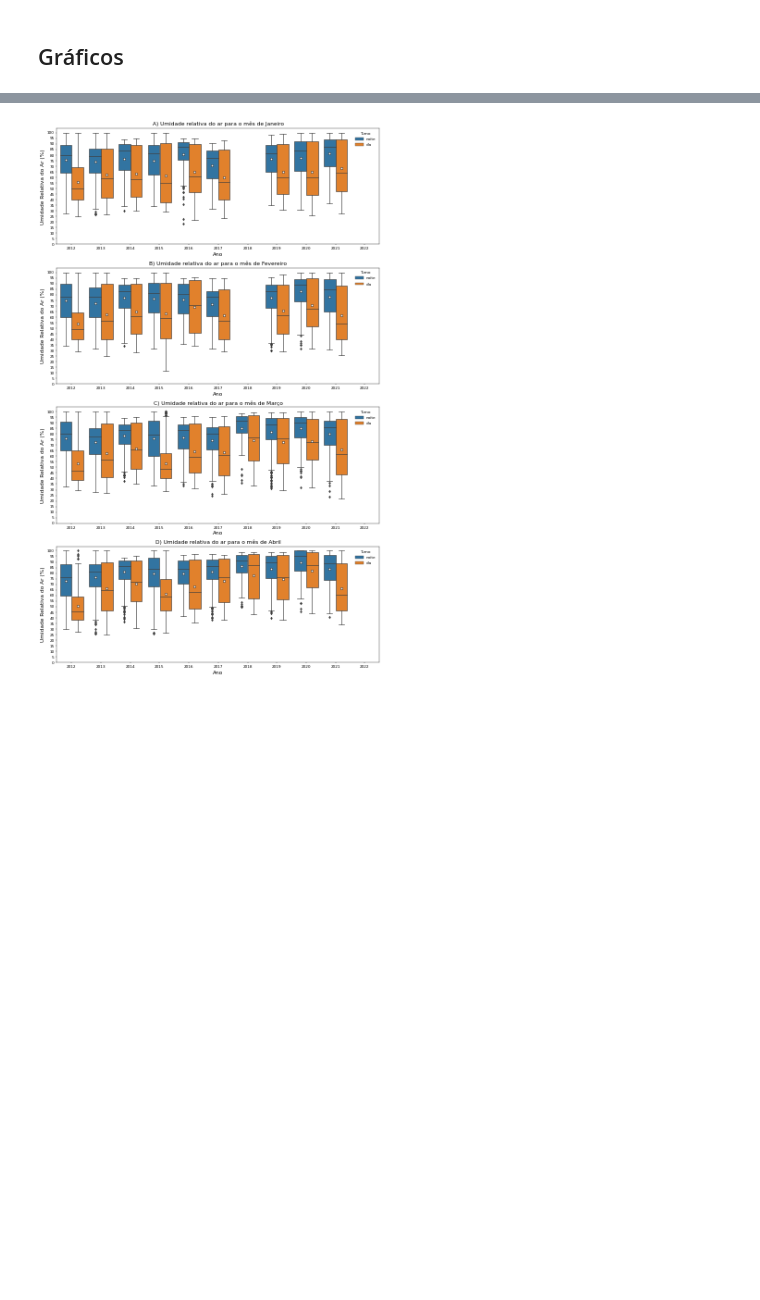
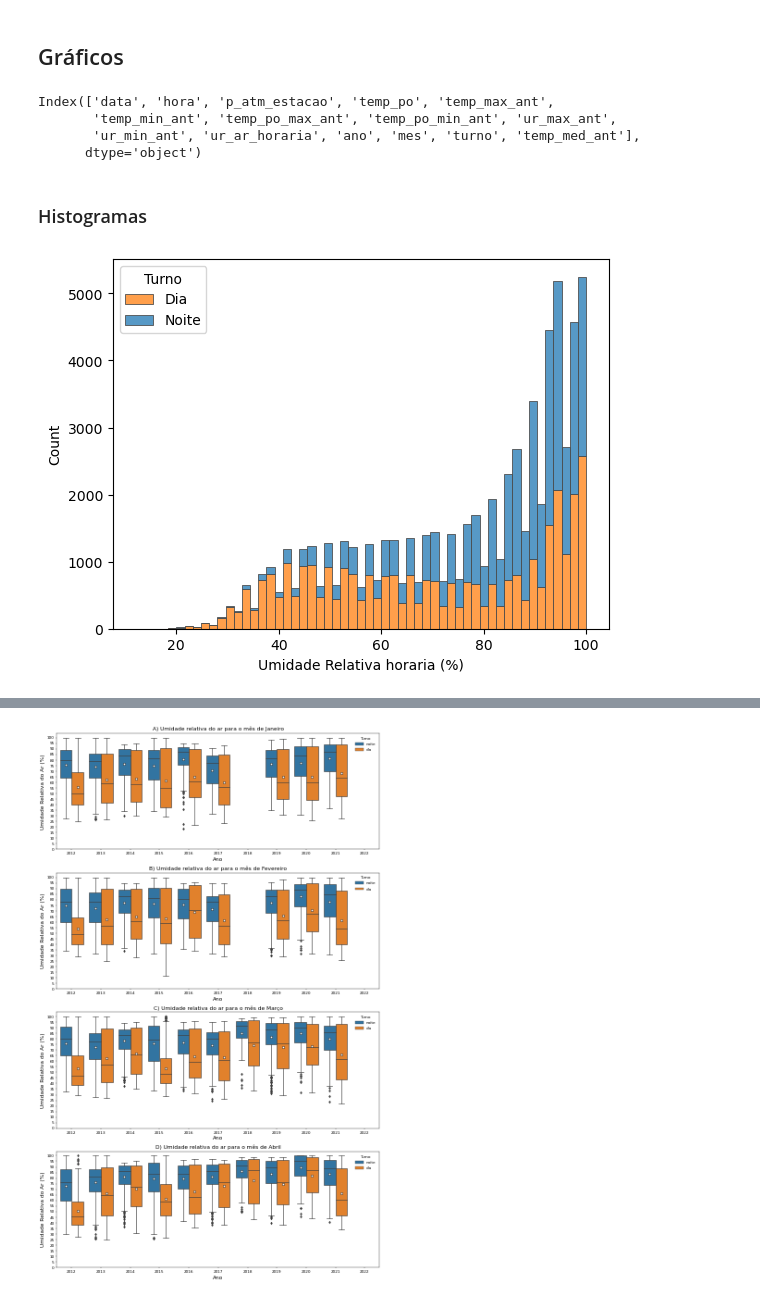
Before and after one commit to Raphael-Prazeres/Ler_dados_INMET, a Jupyter notebook: dados_inmet.ipynb, the cells around one changed output, grey strips where cells are left out. Drawn from its saved outputs; the diff is of its cells as text; code cells hidden in the pictures; blank space fills up the shorter version.

Commit message:
Adc Graficos Histograma

```diff
--- a/dados_inmet.ipynb
+++ b/dados_inmet.ipynb
@@ -105,2 +138,17 @@ resumo_noite.to_excel('resumo_noite.xlsx', index=True)
 # %% [markdown]
 ## Gráficos
+# %%
+df.columns
+# %% [output]
+Index(['data', 'hora', 'p_atm_estacao', 'temp_po', 'temp_max_ant',
+       'temp_min_ant', 'temp_po_max_ant', 'temp_po_min_ant', 'ur_max_ant',
+       'ur_min_ant', 'ur_ar_horaria', 'ano', 'mes', 'turno', 'temp_med_ant'],
+      dtype='object')
+# %% [markdown]
+### Histogramas
+# %%
+sns.histplot(df, x='ur_ar_horaria', hue='turno', multiple="stack", edgecolor=".3")
+plt.xlabel('Umidade Relativa horaria (%)')
+plt.legend(['Dia', 'Noite'], title='Turno');
+# %% [output]
+[figure, added]
```
Also changed, not shown: parts of 8 cells of this notebook, 1 other file.
